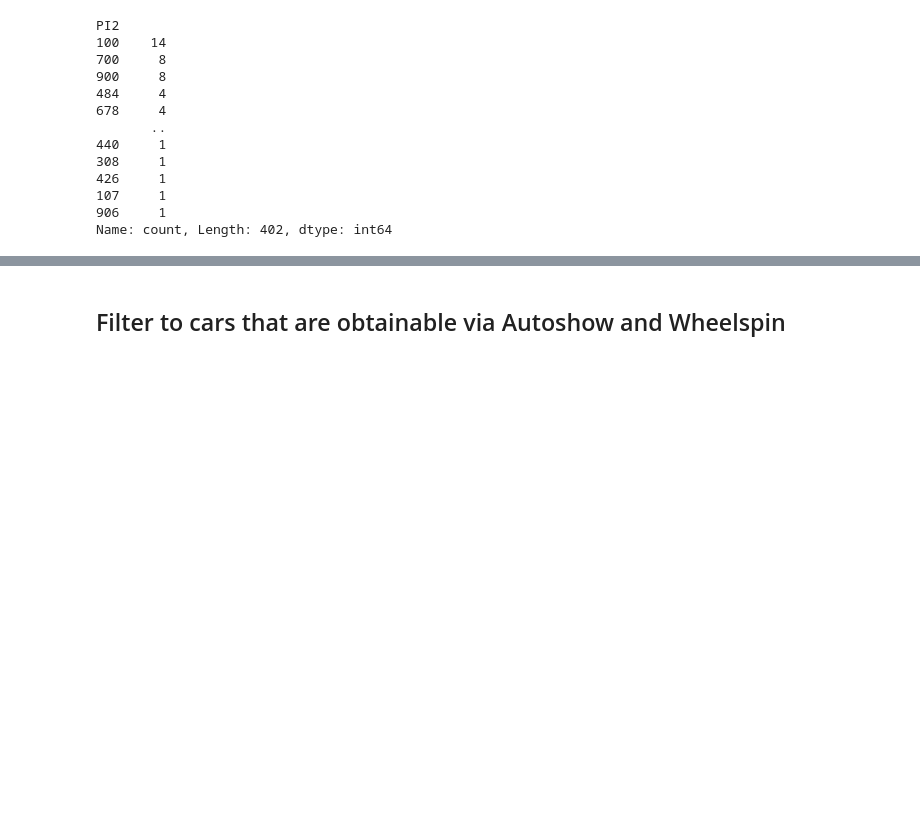
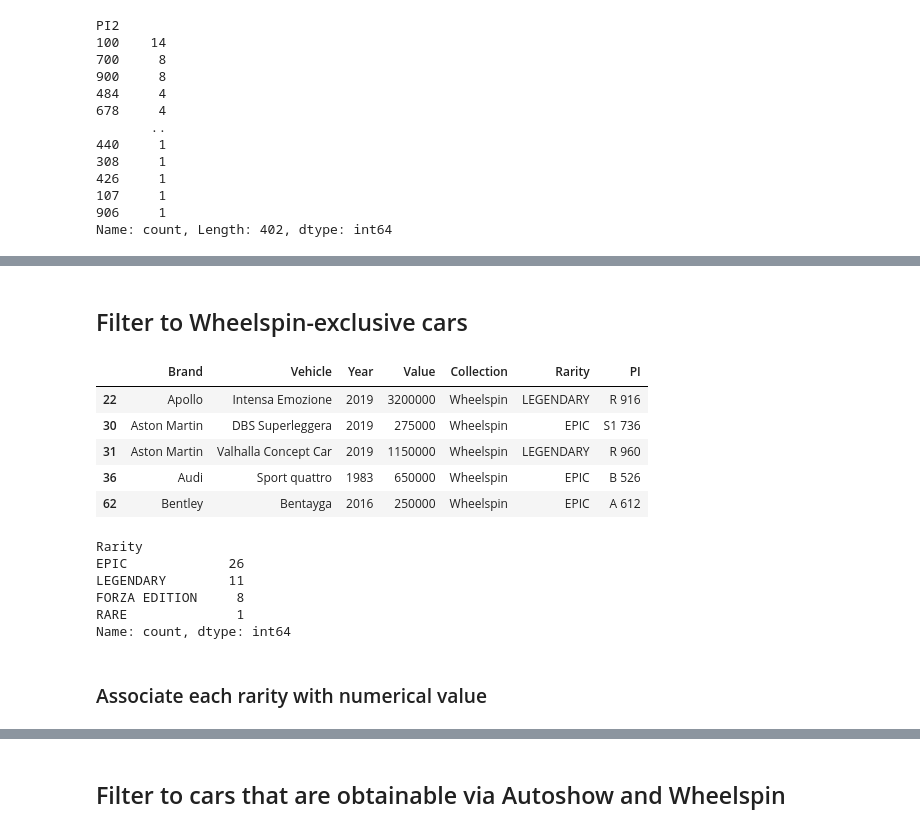
Before and after one commit to iaspidem/fh-cars-list, a Jupyter notebook: fh6-process.ipynb, the cells around one changed output, grey strips where cells are left out. Saved outputs shown, nothing was run; the diff lists cells and outputs as text; code cells hidden in the pictures; blank space fills up the shorter version.

```diff
--- a/fh6-process.ipynb
+++ b/fh6-process.ipynb
@@ -334,0 +346,24 @@ Name: count, Length: 402, dtype: int64
+# %% [markdown]
+## Filter to Wheelspin-exclusive cars
+# %%
+df_wheelspin = df_lite.loc[(df_lite["Collection"].str.contains("Wheelspin")) & (~df_lite["Collection"].str.contains("Autoshow"))]
+#df_wheelspin = pd.concat([df_wheelspin, df_temp])
+df_wheelspin.head()
+# %% [output]
+|  | Brand | Vehicle | Year | Value | Collection | Rarity | PI |
+| 22 | Apollo | Intensa Emozione | 2019 | 3200000 | Wheelspin | LEGENDARY | R 916 |
+| 30 | Aston Martin | DBS Superleggera | 2019 | 275000 | Wheelspin | EPIC | S1 736 |
+| 31 | Aston Martin | Valhalla Concept Car | 2019 | 1150000 | Wheelspin | LEGENDARY | R 960 |
+| 36 | Audi | Sport quattro | 1983 | 650000 | Wheelspin | EPIC | B 526 |
+| 62 | Bentley | Bentayga | 2016 | 250000 | Wheelspin | EPIC | A 612 |
+# %%
+df_wheelspin["Rarity"].value_counts()
+# %% [output]
+Rarity
+EPIC             26
+LEGENDARY        11
+FORZA EDITION     8
+RARE              1
+Name: count, dtype: int64
+# %% [markdown]
+### Associate each rarity with numerical value
```
Also changed, not shown: parts of 22 cells of this notebook, 2 other files.
